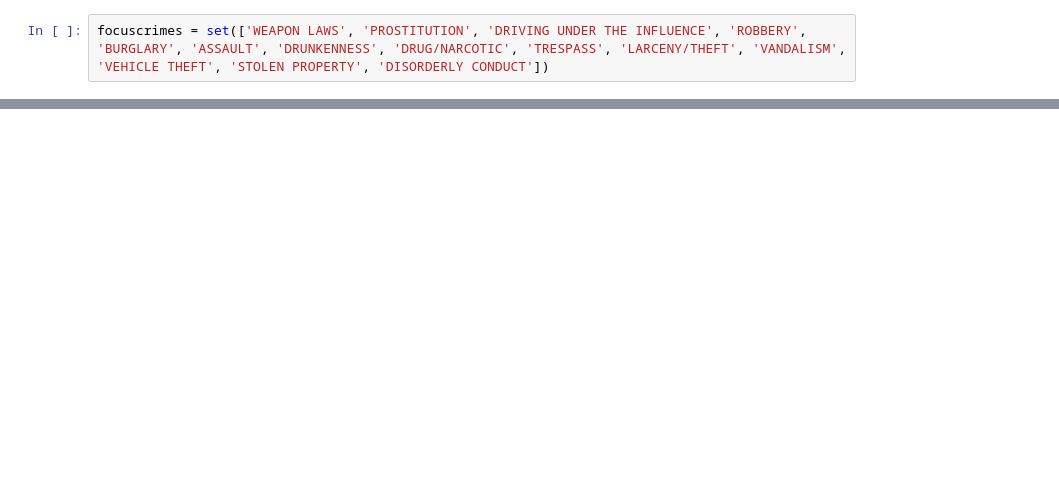
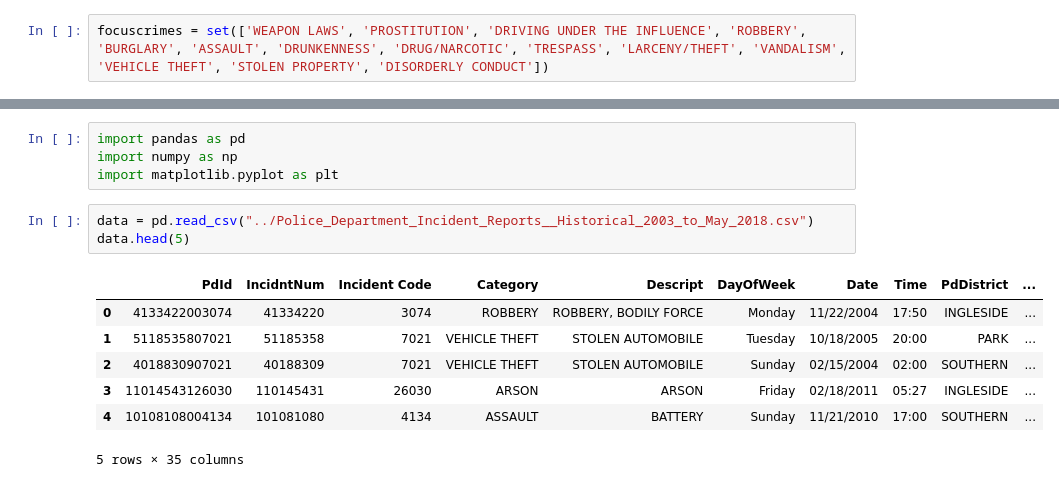
Before and after one commit to suneman/socialdata2023, a Jupyter notebook: lectures/Week1.ipynb, the cells around one changed output, grey strips where cells are left out. Cells and saved outputs as stored; diff of their text form; blank space fills up the shorter version.

```diff
--- a/lectures/Week1.ipynb
+++ b/lectures/Week1.ipynb
@@ -100,3 +100,18 @@ Note that names of each plot explain what you're looking at. And that when you h
 > Also, here's a fun fact: The drop in car thefts is due to new technology called 'engine immobilizer systems' - get the full story [here](https://www.nytimes.com/2014/08/12/upshot/heres-why-stealing-cars-went-out-of-fashion.html).
 
 You've made it! You have successfully completed Lecture 1. If you didn't get enough, try to **personalize** your plots. We have already added titles, labels, etc., however, the look of default pandas plots is quite boring (that blue... and font... 😂).
+# %%
+import pandas as pd
+import numpy as np
+import matplotlib.pyplot as plt
+# %%
+data = pd.read_csv("../Police_Department_Incident_Reports__Historical_2003_to_May_2018.csv")
+data.head(5)
+# %% [output]
+|  | PdId | IncidntNum | Incident Code | Category | Descript | DayOfWeek | Date | Time | PdDistrict | ... |
+| 0 | 4133422003074 | 41334220 | 3074 | ROBBERY | ROBBERY, BODILY FORCE | Monday | 11/22/2004 | 17:50 | INGLESIDE | ... |
+| 1 | 5118535807021 | 51185358 | 7021 | VEHICLE THEFT | STOLEN AUTOMOBILE | Tuesday | 10/18/2005 | 20:00 | PARK | ... |
+| 2 | 4018830907021 | 40188309 | 7021 | VEHICLE THEFT | STOLEN AUTOMOBILE | Sunday | 02/15/2004 | 02:00 | SOUTHERN | ... |
+| 3 | 11014543126030 | 110145431 | 26030 | ARSON | ARSON | Friday | 02/18/2011 | 05:27 | INGLESIDE | ... |
+| 4 | 10108108004134 | 101081080 | 4134 | ASSAULT | BATTERY | Sunday | 11/21/2010 | 17:00 | SOUTHERN | ... |
+5 rows × 35 columns
```
Also changed, not shown: parts of 10 cells of this notebook, 1 other file.
